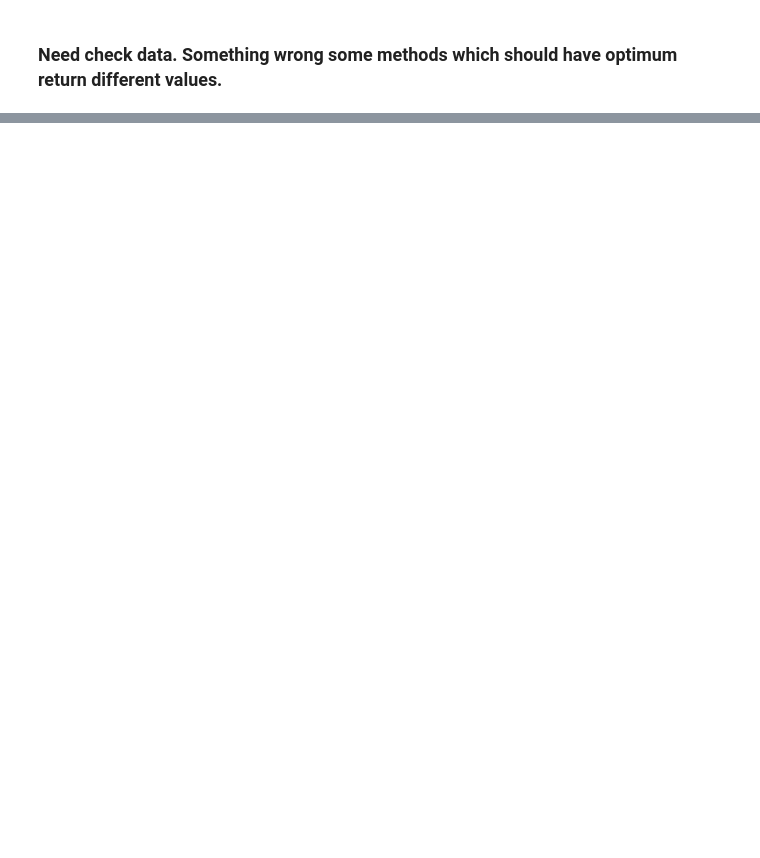
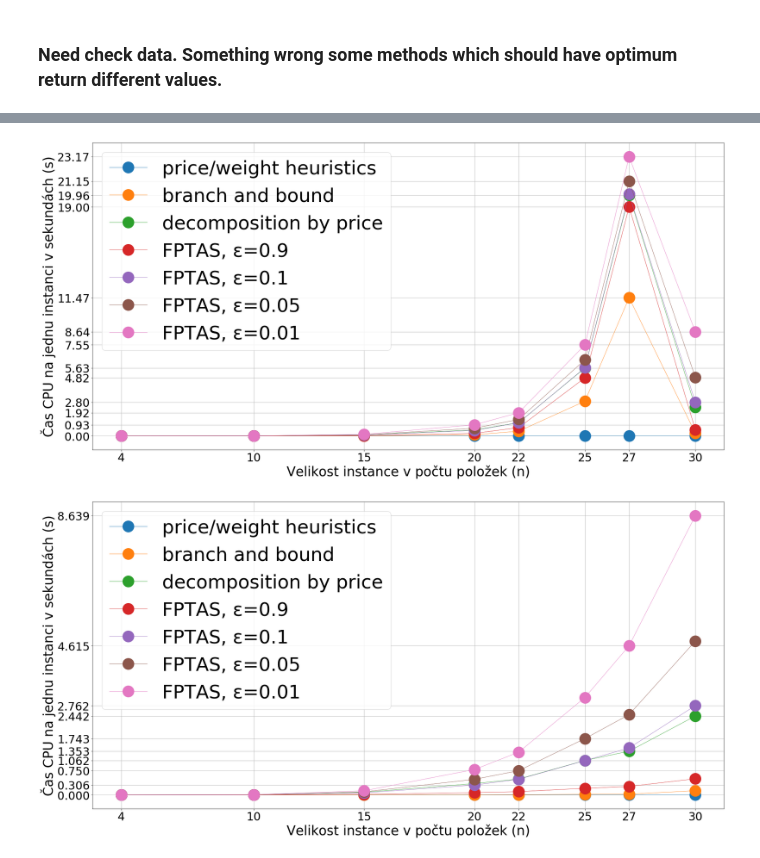
Before and after one commit to martilad/MI-PAA2018, a Jupyter notebook: task2/graphMake.ipynb, the cells around one changed output, grey strips where cells are left out. Saved outputs shown, nothing was run; the diff lists cells and outputs as text; code cells hidden in the pictures; blank space fills up the shorter version.

```diff
--- a/task2/graphMake.ipynb
+++ b/task2/graphMake.ipynb
@@ -56 +94,15 @@ def do_plot(sizeX, sizeY, index, data, xLabel, yLabel, file, yTicks = 30, dataDi
+# %%
+do_plot(30, 15, timeMean.index, timeMean[['tH','tBB','tDC', 'tFPTASeps0.9','tFPTASeps0.1','tFPTASeps0.05','tFPTASeps0.01' ]],
+        "Velikost instance v počtu položek (n)",
+        "Čas CPU na jednu instanci v sekundách (s)",
+        ['price/weight heuristics', 'branch and bound', 'decomposition by price', 'FPTAS, ε=0.9',
+        'FPTAS, ε=0.1', 'FPTAS, ε=0.05', 'FPTAS, ε=0.01'], "FPTASavg.pdf", 30, 1000)
+do_plot(30, 15, timeMean.index, timeMedian[['tH','tBB','tDC', 'tFPTASeps0.9','tFPTASeps0.1','tFPTASeps0.05','tFPTASeps0.01' ]],
+        "Velikost instance v počtu položek (n)",
+        "Čas CPU na jednu instanci v sekundách (s)",
+        ['price/weight heuristics', 'branch and bound','decomposition by price', 'FPTAS, ε=0.9',
+        'FPTAS, ε=0.1', 'FPTAS, ε=0.05', 'FPTAS, ε=0.01'], "FPTASmean.pdf", 30, 1000)
+# %% [output]
+[figure, added]
+[figure, added]
 # %%
```
Also changed, not shown: parts of 11 cells of this notebook.
